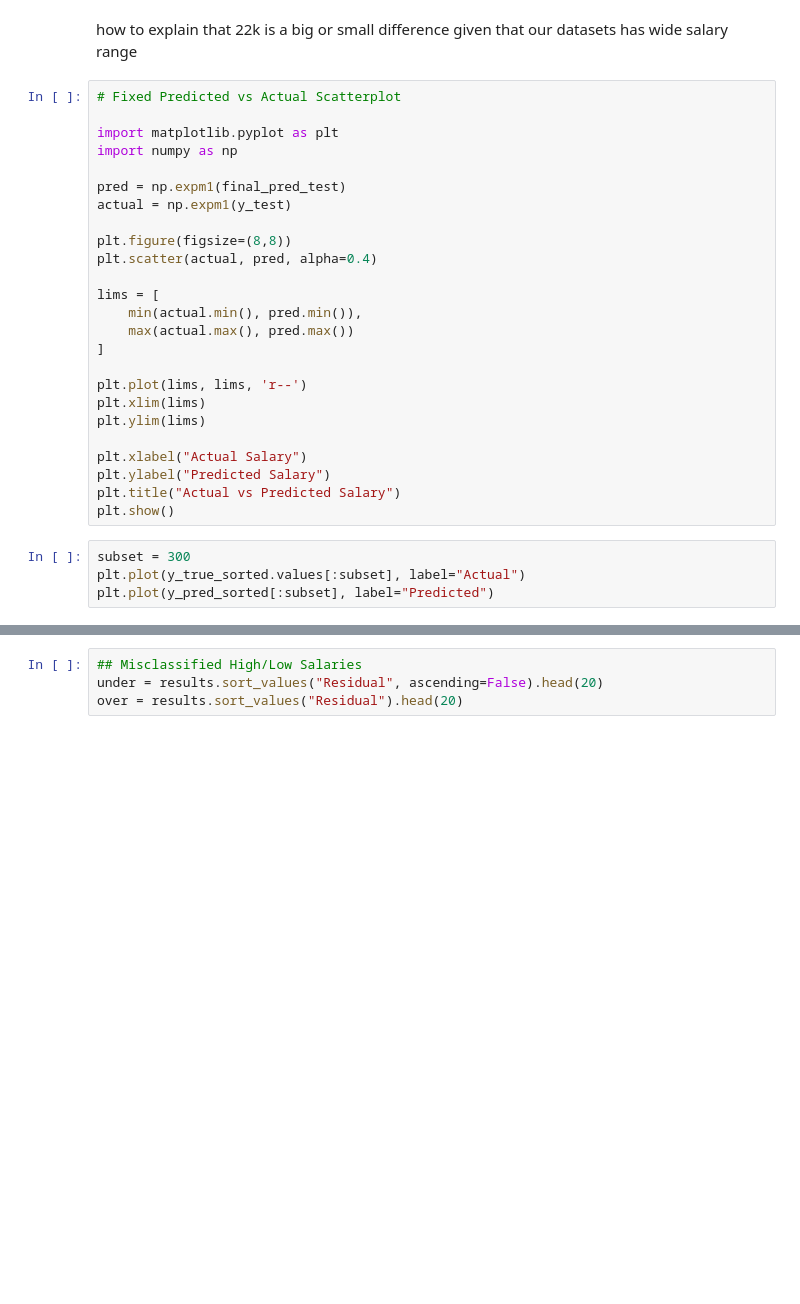
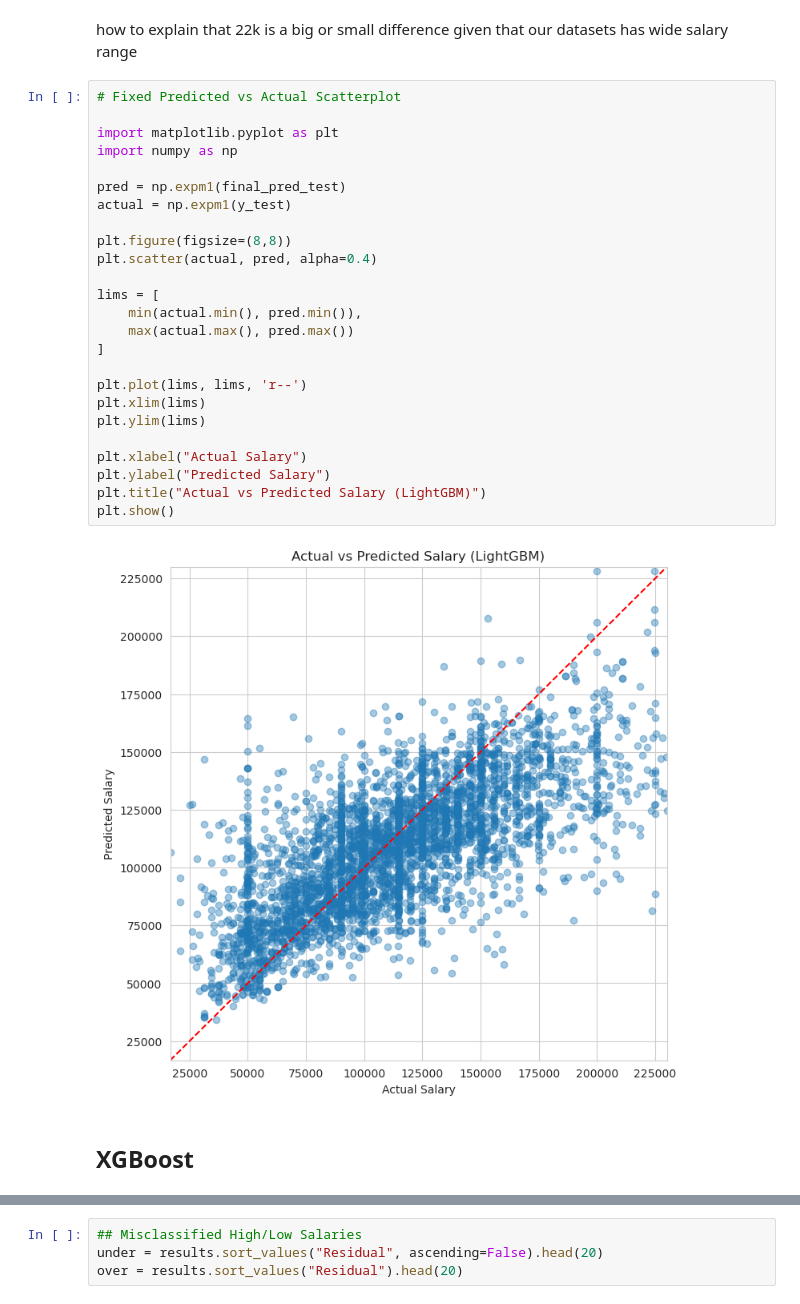
Before and after one commit to miguelcaeg/LT10_MLThesisProject, a Jupyter notebook: Raymond Yana Thesis Attempt.ipynb, the cells around one changed output, grey strips where cells are left out. Saved outputs shown, nothing was run; the diff lists cells and outputs as text; blank space fills up the shorter version.

```diff
--- a/Raymond Yana Thesis Attempt.ipynb
+++ b/Raymond Yana Thesis Attempt.ipynb
@@ -2131,29 +2180,29 @@ how to explain that 22k is a big or small difference given that our datasets has
 # %%
 # Fixed Predicted vs Actual Scatterplot
 
 import matplotlib.pyplot as plt
 import numpy as np
 
 pred = np.expm1(final_pred_test)
 actual = np.expm1(y_test)
 
 plt.figure(figsize=(8,8))
 plt.scatter(actual, pred, alpha=0.4)
 
 lims = [
     min(actual.min(), pred.min()),
     max(actual.max(), pred.max())
 ]
 
 plt.plot(lims, lims, 'r--')
 plt.xlim(lims)
 plt.ylim(lims)
 
 plt.xlabel("Actual Salary")
 plt.ylabel("Predicted Salary")
-plt.title("Actual vs Predicted Salary")
+plt.title("Actual vs Predicted Salary (LightGBM)")
 plt.show()
+# %% [output]
+[figure, added]
-# %%
-subset = 300
-plt.plot(y_true_sorted.values[:subset], label="Actual")
-plt.plot(y_pred_sorted[:subset], label="Predicted")
+# %% [markdown]
+## XGBoost
```
Also changed, not shown: parts of 25 cells of this notebook.
